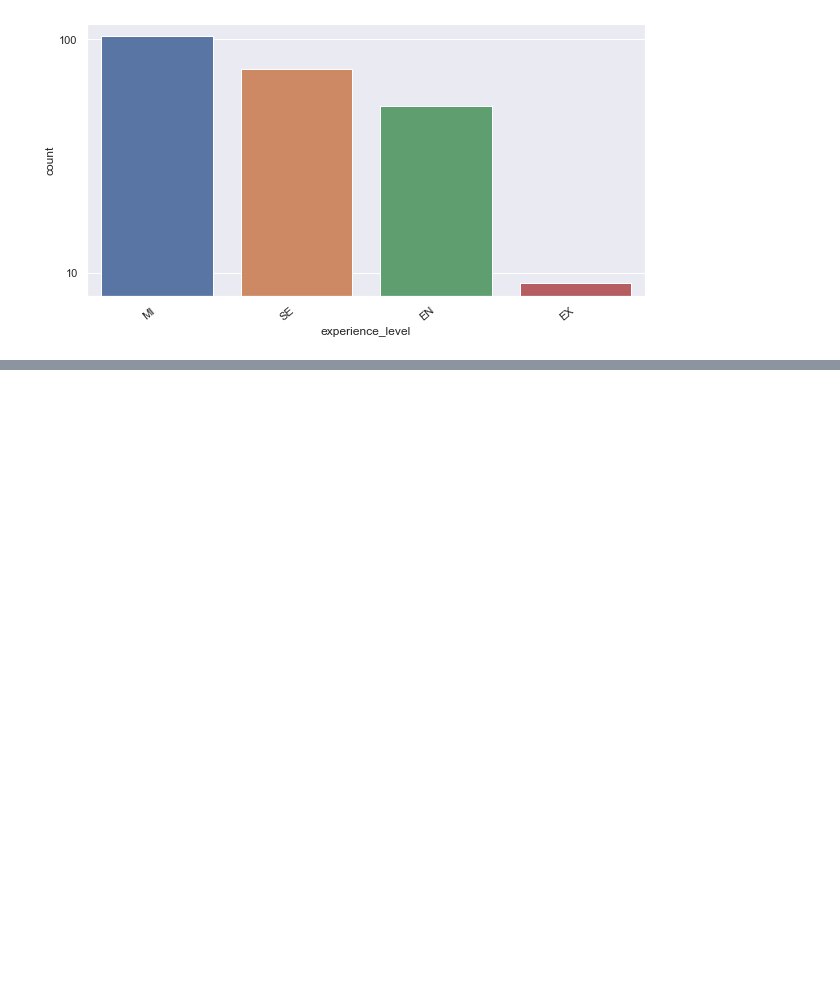
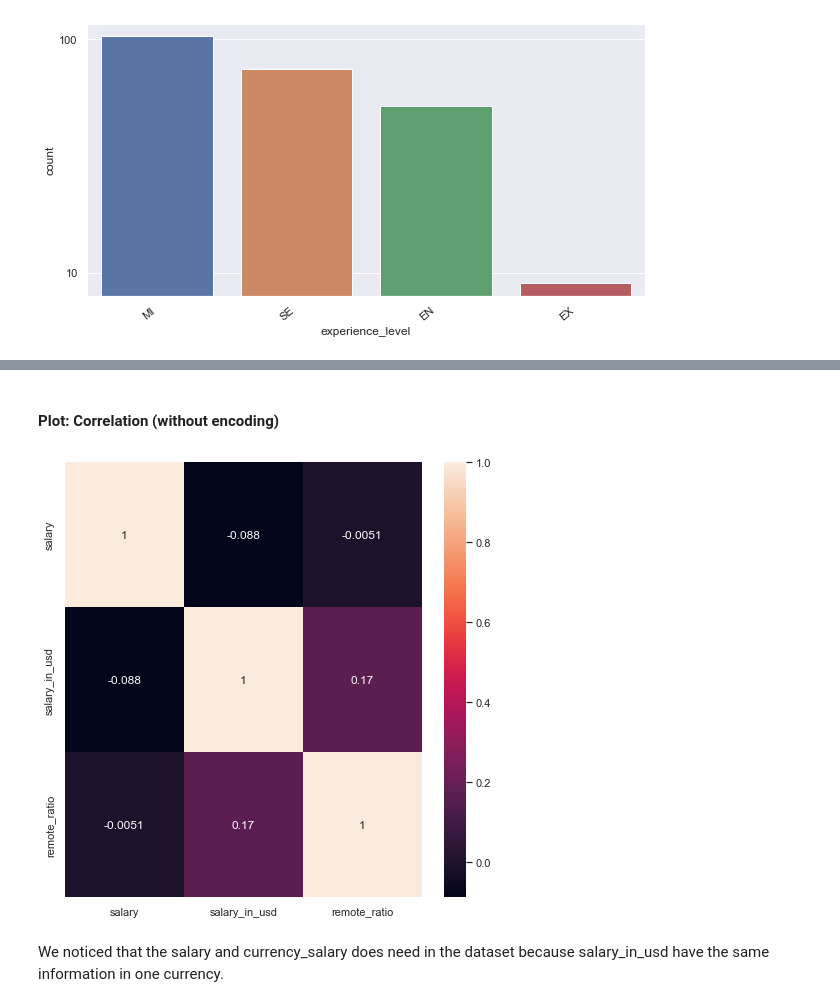
Before and after one commit to jeanpierec/ljpiere_projects, a Jupyter notebook: Proyecto7_JobSalaries/JobSalaries_IT.ipynb, the cells around one changed output, grey strips where cells are left out. Cells and saved outputs as stored; diff of their text form; code cells hidden in the pictures; blank space fills up the shorter version.

```diff
--- a/Proyecto7_JobSalaries/JobSalaries_IT.ipynb
+++ b/Proyecto7_JobSalaries/JobSalaries_IT.ipynb
@@ -135,0 +172,10 @@ plt.show()
+# %% [markdown]
+#### Plot: Correlation (without encoding)
+# %%
+fig =plt.subplots(figsize=(8,8))
+sns.heatmap(data.corr(), annot=True)
+plt.show()
+# %% [output]
+[figure, added]
+# %% [markdown]
+We noticed that the salary and currency_salary does need in the dataset because salary_in_usd have the same information in one currency.
```
Also changed, not shown: parts of 11 cells of this notebook, 1 other file.
